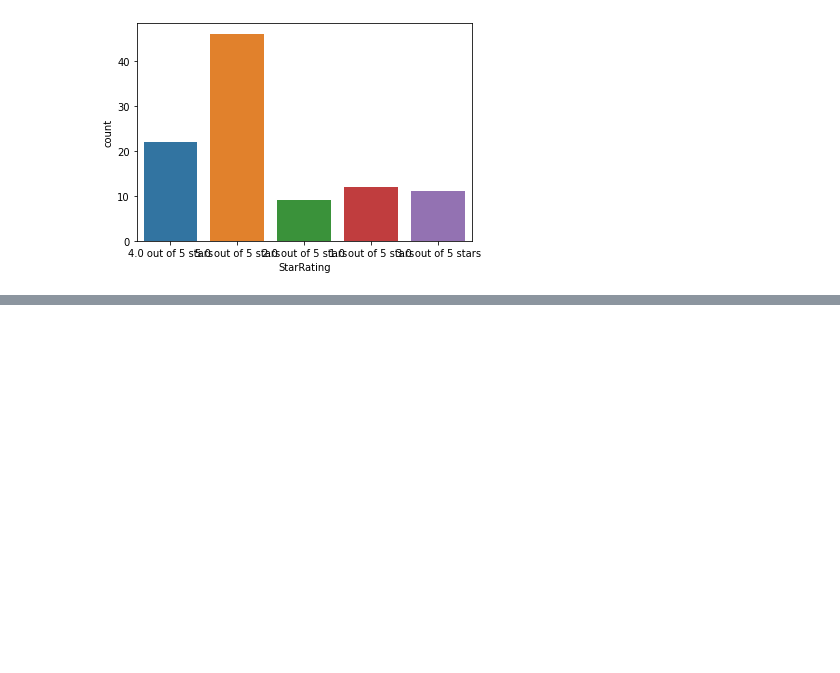
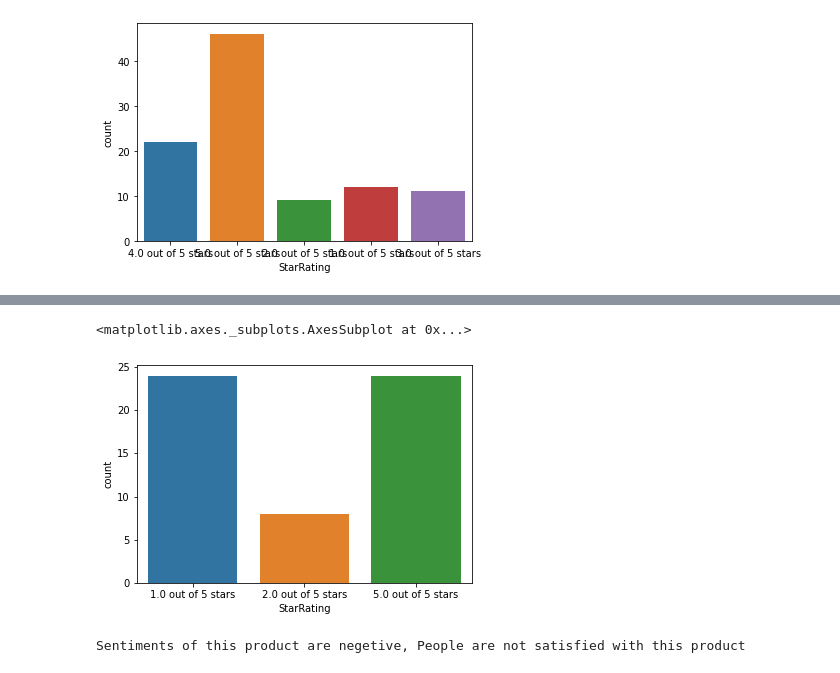
Before and after one commit to imranhassan87/NLP, a Jupyter notebook: Sentiment_Analysis.ipynb, the cells around one changed output, grey strips where cells are left out. Drawn from its saved outputs; the diff is of its cells as text; code cells hidden in the pictures; blank space fills up the shorter version.

```diff
--- a/Sentiment_Analysis.ipynb
+++ b/Sentiment_Analysis.ipynb
@@ -532,0 +553,5 @@ Sentiments of this product are positive, People are happy :)
+# %%
+sns.countplot(data=df1,x='StarRating')
+# %% [output]
+<matplotlib.axes._subplots.AxesSubplot at 0x...>
+[figure, added]
@@ -532,0 +560,5 @@ Sentiments of this product are positive, People are happy :)
+# %%
+predictions = predict_fn(rev1)
+print(predictions)
+# %% [output]
+Sentiments of this product are negetive, People are not satisfied with this product
```
Also changed, not shown: parts of 33 cells of this notebook.
